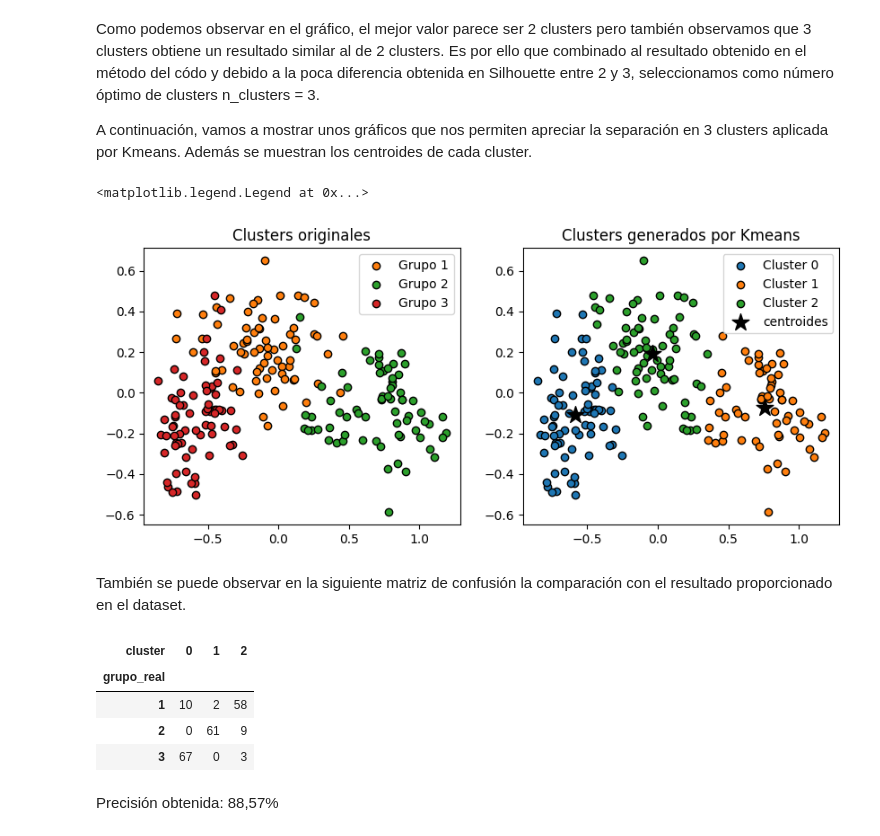
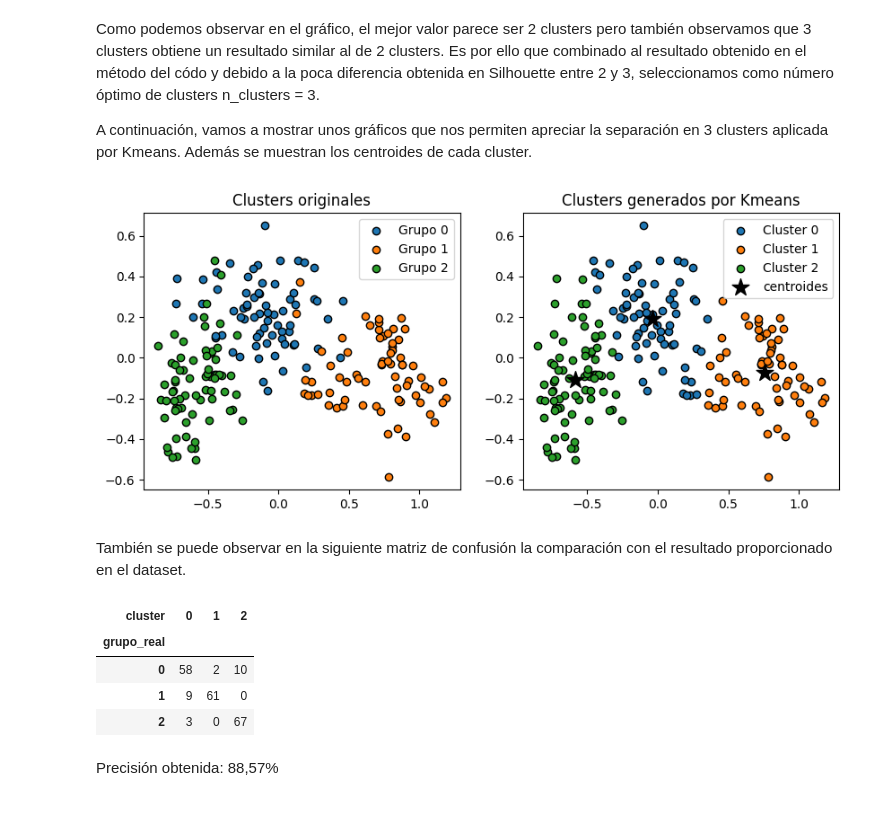
Before and after one commit to 100495991/AA_practica2, a Jupyter notebook: main.ipynb, the cells around one changed output. Cells and saved outputs as stored; diff of their text form; code cells hidden in the pictures.

```diff
--- a/main.ipynb
+++ b/main.ipynb
@@ -26,7 +26,7 @@ seed = 100495991
 data = pd.read_csv(data_path, sep = ',')
 
 X = data.drop(columns=['clase'])
-y = data['clase']
+y = data['clase'] - 1
 target_names = sorted(y.unique().tolist())
 # %% [markdown]
 ## *__2 . Elección de Scaler y Principal Component Analysis__*
@@ -181,14 +181,42 @@ Text(0, 0.5, 'Media índices silhouette')
 Como podemos observar en el gráfico, el mejor valor parece ser 2 clusters pero también observamos que 3 clusters obtiene un resultado similar al de 2 clusters. Es por ello que combinado al resultado obtenido en el método del códo y debido a la poca diferencia obtenida en Silhouette entre 2 y 3, seleccionamos como número óptimo de clusters n_clusters = 3.
 
 A continuación, vamos a mostrar unos gráficos que nos permiten apreciar la separación en 3 clusters aplicada por Kmeans. Además se muestran los centroides de cada cluster.
+# %%
+from scipy.optimize import linear_sum_assignment
+from sklearn.metrics import confusion_matrix
+
+def igualar_clases(clusters):
+    """
+    Función para alinear las etiquetas de los clusters con las etiquetas verdaderas.
+    Utiliza el algoritmo húngaro para maximizar la coincidencia entre las etiquetas.
+    """
+    # Crear la matriz de confusión
+    cm = confusion_matrix(y, clusters)
+    if len(np.unique(clusters)) == len(np.unique(y)):
+        # Aplicar el algoritmo húngaro para maximizar coincidencias
+        row_ind, col_ind = linear_sum_assignment(-cm)  # negativo porque queremos maximizar
+        # Crear un diccionario de mapeo
+        mapping = {col: row for row, col in zip(row_ind, col_ind)}
+        # Reetiquetar los clusters
+        clusters_alineados = np.array([mapping[c] for c in clusters])
+
+    elif len(np.unique(clusters)) < len(np.unique(y)):
+        row_ind, col_ind = linear_sum_assignment(-cm[:n_clusters, :])
+        mapping = {col: row for row, col in zip(row_ind, col_ind)}
+        clusters_alineados = np.array([mapping.get(c, -1) for c in clusters])
+
+    return clusters_alineados
 # %%
+from matplotlib.pyplot import savefig
+
 # Representación gráfica: grupos originales vs clusters creados
 # ==============================================================================
-fig, ax = plt.subplots(1, 2, figsize=(10, 4))
+figura_kmeans, ax = plt.subplots(1, 2, figsize=(10, 4))
 
 modelo_kmeans = KMeans(n_clusters=3, n_init=20, random_state=seed)
 modelo_kmeans.fit(X=X_pca)
 y_predict = modelo_kmeans.predict(X=X_pca)
+y_predict = igualar_clases(y_predict)
 
 # Grupos originales
 for i in np.unique(y):
@@ -198,35 +226,36 @@ for i in np.unique(y):
         c = plt.rcParams['axes.prop_cycle'].by_key()['color'][i],
         marker    = 'o',
         edgecolor = 'black',
         label= f"Grupo {i}"
     )
 
 ax[0].set_title('Clusters originales')
 ax[0].legend()
 
 for i in np.unique(y_predict):
     ax[1].scatter(
         x = X_pca[y_predict == i, 0],
         y = X_pca[y_predict == i, 1],
         c = plt.rcParams['axes.prop_cycle'].by_key()['color'][i],
         marker    = 'o',
         edgecolor = 'black',
         label= f"Cluster {i}"
     )
 
 ax[1].scatter(
     x = modelo_kmeans.cluster_centers_[:, 0],
     y = modelo_kmeans.cluster_centers_[:, 1],
     c = 'black',
     s = 200,
     marker = '*',
     label  = 'centroides'
 )
 ax[1].set_title('Clusters generados por Kmeans')
 ax[1].legend()
+
+figura_kmeans = savefig('kmeans_clusters.png')
 # %% [output]
-<matplotlib.legend.Legend at 0x...>
-[figure, old version]
+[figure, new version]
 # %% [markdown]
 También se puede observar en la siguiente matriz de confusión la comparación con el resultado proporcionado en el dataset.
 # %%
@@ -234,9 +263,9 @@ pd.crosstab(y, y_predict, dropna=False, rownames=['grupo_real'], colnames=['clus
 # %% [output]
 | cluster | 0 | 1 | 2 |
 | grupo_real |  |  |  |
-| 1 | 10 | 2 | 58 |
-| 2 | 0 | 61 | 9 |
-| 3 | 67 | 0 | 3 |
+| 0 | 58 | 2 | 10 |
+| 1 | 9 | 61 | 0 |
+| 2 | 3 | 0 | 67 |
 # %% [markdown]
 Precisión obtenida: 88,57%
 # %% [markdown]
```
Also changed, not shown: parts of 17 cells of this notebook.
